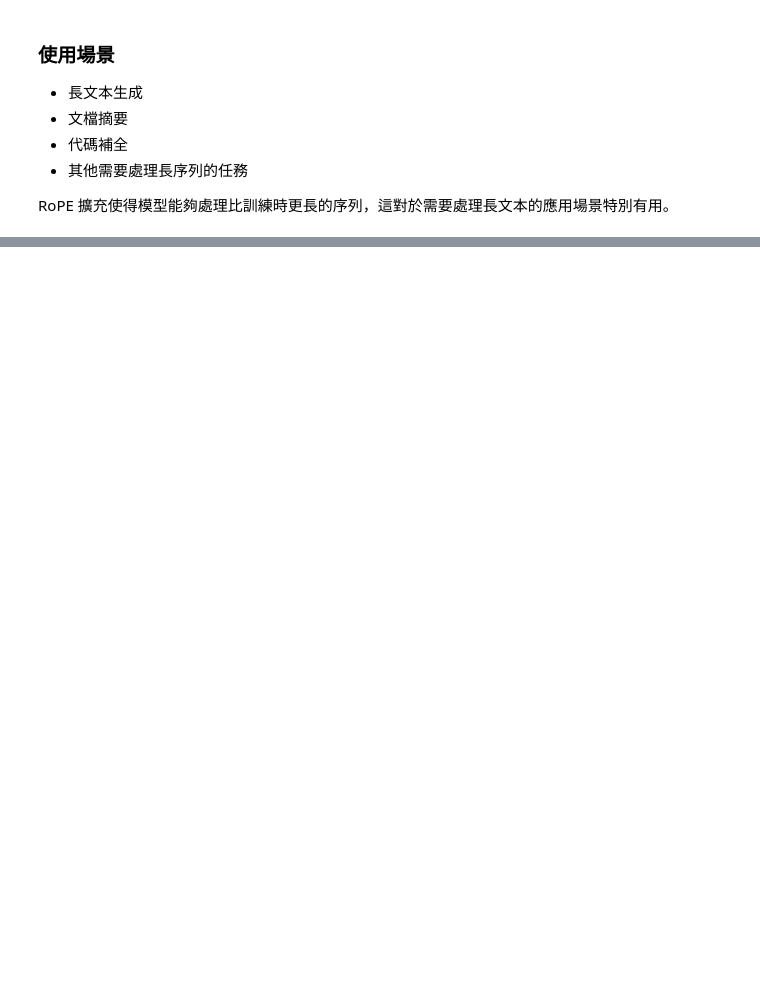
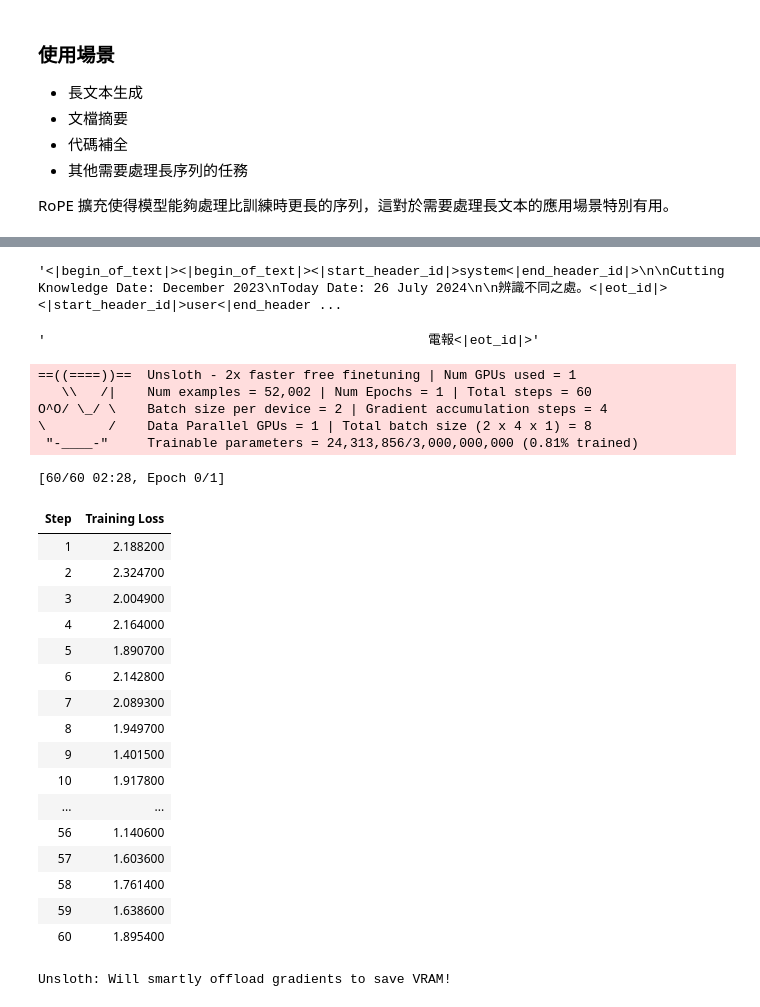
Before and after one commit to roberthsu2003/Transformer, a Jupyter notebook: unsloth/demo1.ipynb, the cells around one changed output, grey strips where cells are left out. Drawn from its saved outputs; the diff is of its cells as text; code cells hidden in the pictures; blank space fills up the shorter version.

```diff
--- a/unsloth/demo1.ipynb
+++ b/unsloth/demo1.ipynb
@@ -109,0 +154,4 @@ AssertionError: Torch not compiled with CUDA enabled
+# %%
+from unsloth.chat_templates import standardize_sharegpt
+dataset = standardize_sharegpt(dataset)
+dataset = dataset.map(formatting_prompts_func, batched = True,)
@@ -109,0 +168,32 @@ AssertionError: Torch not compiled with CUDA enabled
+# %%
+from trl import SFTTrainer
+from transformers import TrainingArguments, DataCollatorForSeq2Seq
+from unsloth import is_bfloat16_supported
+
+trainer = SFTTrainer(
+    model = model,
+    tokenizer = tokenizer,
+    train_dataset = dataset,
+    dataset_text_field = "text",
+    max_seq_length = max_seq_length,
+    data_collator = DataCollatorForSeq2Seq(tokenizer = tokenizer),
+    dataset_num_proc = 2,
+    packing = False, # Can make training 5x faster for short sequences.
+    args = TrainingArguments(
+        per_device_train_batch_size = 2,
+        gradient_accumulation_steps = 4,
+        warmup_steps = 5,
+        # num_train_epochs = 1, # Set this for 1 full training run.
+        max_steps = 60,
+        learning_rate = 2e-4,
+        fp16 = not is_bfloat16_supported(),
+        bf16 = is_bfloat16_supported(),
+        logging_steps = 1,
+        optim = "adamw_8bit",
+        weight_decay = 0.01,
+        lr_scheduler_type = "linear",
+        seed = 3407,
+        output_dir = "./llama3.2_3B_Instruct",
+        report_to = "none", # Use this for WandB etc
+    ),
+)
@@ -109,0 +202,43 @@ AssertionError: Torch not compiled with CUDA enabled
+# %%
+from unsloth.chat_templates import train_on_responses_only
+trainer = train_on_responses_only(
+    trainer,
+    instruction_part = "<|start_header_id|>system<|end_header_id|>\n\n",
+    response_part = "<|start_header_id|>assistant<|end_header_id|>\n\n",
+)
+# %%
+tokenizer.decode(trainer.train_dataset[5]["input_ids"])
+# %% [output]
+'<|begin_of_text|><|begin_of_text|><|start_header_id|>system<|end_header_id|>\n\nCutting Knowledge Date: December 2023\nToday Date: 26 July 2024\n\n辨識不同之處。<|eot_id|><|start_header_id|>user<|end_header ...
+# %%
+space = tokenizer(" ", add_special_tokens = False).input_ids[0]
+tokenizer.decode([space if x == -100 else x for x in trainer.train_dataset[5]["labels"]])
+# %% [output]
+'                                                 電報<|eot_id|>'
+# %%
+trainer_stats = trainer.train()
+# %% [output]
+==((====))==  Unsloth - 2x faster free finetuning | Num GPUs used = 1
+   \\   /|    Num examples = 52,002 | Num Epochs = 1 | Total steps = 60
+O^O/ \_/ \    Batch size per device = 2 | Gradient accumulation steps = 4
+\        /    Data Parallel GPUs = 1 | Total batch size (2 x 4 x 1) = 8
+ "-____-"     Trainable parameters = 24,313,856/3,000,000,000 (0.81% trained)
+[60/60 02:28, Epoch 0/1]
+| Step | Training Loss |
+| 1 | 2.188200 |
+| 2 | 2.324700 |
+| 3 | 2.004900 |
+| 4 | 2.164000 |
+| 5 | 1.890700 |
+| 6 | 2.142800 |
+| 7 | 2.089300 |
+| 8 | 1.949700 |
+| 9 | 1.401500 |
+| 10 | 1.917800 |
+| ... | ... |
+| 56 | 1.140600 |
+| 57 | 1.603600 |
+| 58 | 1.761400 |
+| 59 | 1.638600 |
+| 60 | 1.895400 |
+Unsloth: Will smartly offload gradients to save VRAM!
```
Also changed, not shown: parts of 14 cells of this notebook.
